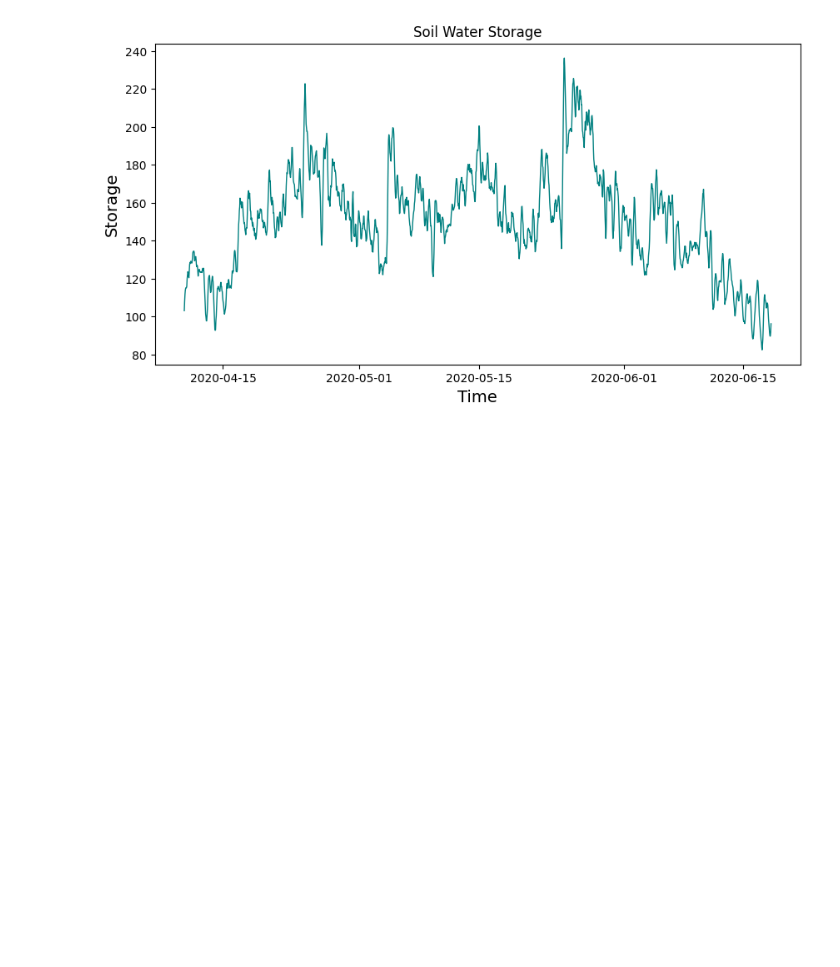
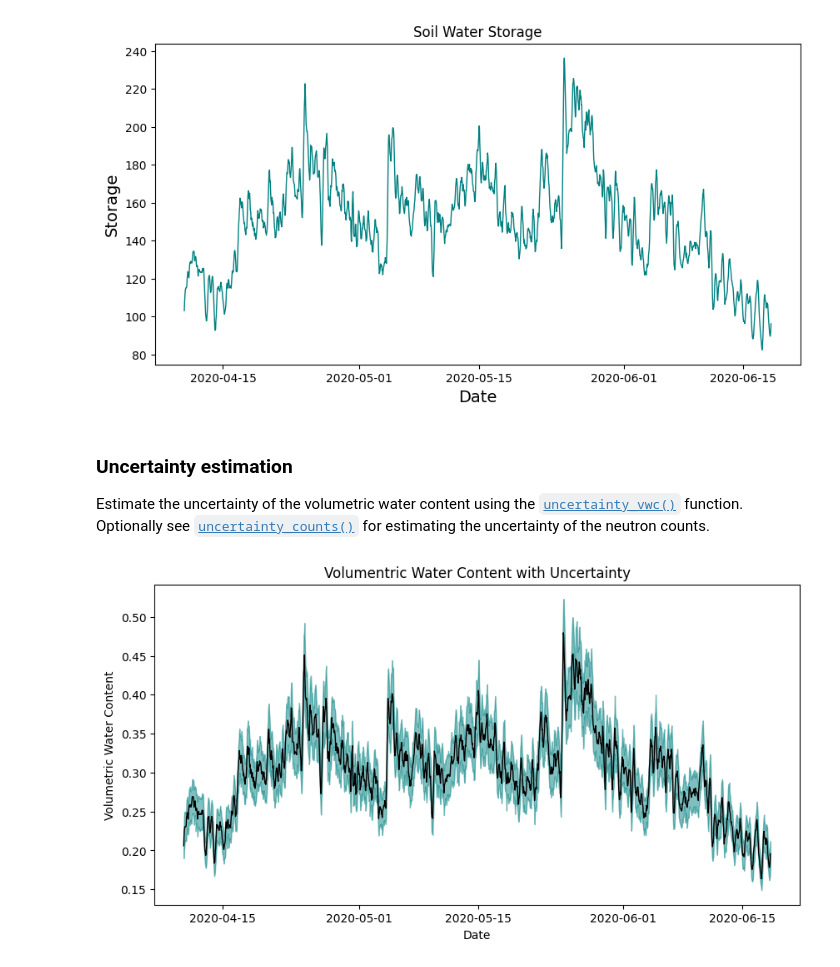
Before and after one commit to soilwater/crnpy, a Jupyter notebook: docs/examples/stationary/example_RDT_station.ipynb, the cells around one changed output. Drawn from its saved outputs; the diff is of its cells as text; code cells hidden in the pictures; blank space fills up the shorter version.

Commit message:
CRNP Uncertainty methods added, and homepage improved

```diff
--- a/docs/examples/stationary/example_RDT_station.ipynb
+++ b/docs/examples/stationary/example_RDT_station.ipynb
@@ -182,7 +182,8 @@ print(f"Average sensing depth: {np.round(df['sensing_depth'].mean(),2)} cm")
 Average sensing depth: 15.36 cm
 # %%
 # Compute the storage using the exponential filter
-surface, subsurface = crnpy.exp_filter(df['VWC'])
+surface = df['VWC']
+subsurface = crnpy.exp_filter(df['VWC'])
 
 z_surface = 150 # Average depth in mm obtained from previous cell using crnpy.sensing_depth()
 z_subsurface = 350 # Arbitrary subsurface depth in mm
@@ -204,3 +205,21 @@ ax.set_title('Soil Water Storage')
 plt.show()
 # %% [output]
 [figure]
+# %% [markdown]
+### Uncertainty estimation
+
+Estimate the uncertainty of the volumetric water content using the [`uncertainty_vwc()`](https://soilwater.github.io/crnpy/reference/#crnpy.crnpy.uncertainty_vwc) function. Optionally see [`uncertainty_counts()`](https://soilwater.github.io/crnpy/reference/#crnpy.crnpy.uncertainty_counts) for estimating the uncertainty of the neutron counts.
+# %%
+# Estimate the uncertainty of the volumetric water content
+df['sigma_VWC'] = crnpy.uncertainty_vwc(df['total_raw_counts'], N0=N0_rdt, bulk_density=1.33, fp=df['fp'], fi=df['fi'], fw=df['fw'])
+
+# Plot the VWC with uncertainty as a shaded area
+fig, ax = plt.subplots(figsize=(10, 5))  # Set the figure size
+ax.plot(df['timestamp'], df['VWC'], color='black', linewidth=1.0)
+ax.fill_between(df['timestamp'], df['VWC']-df['sigma_VWC'], df['VWC']+df['sigma_VWC'], color='teal', alpha=0.5)
+ax.set_title('Volumentric Water Content with Uncertainty')
+ax.set_xlabel("Date")
+ax.set_ylabel("Volumetric Water Content")
+plt.show()
+# %% [output]
+[figure, added]
```
Also changed, not shown: parts of 2 cells of this notebook, 8 other files.
